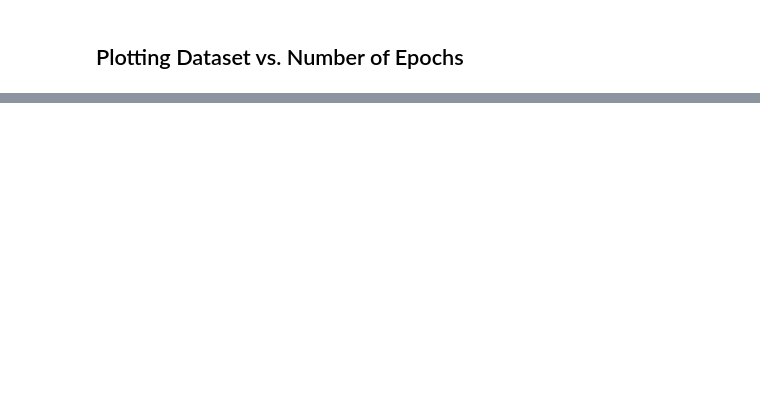
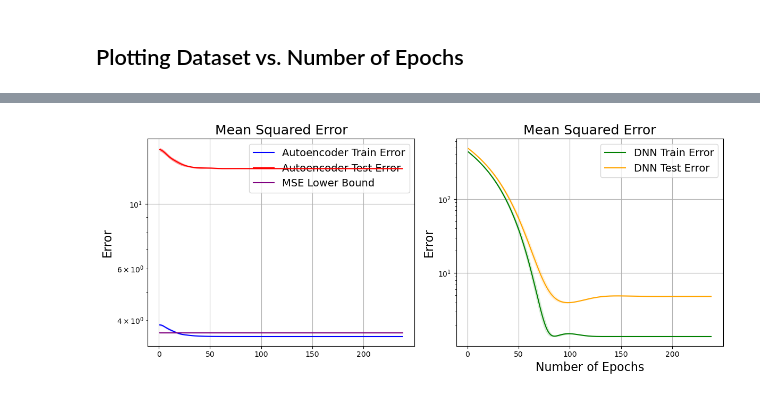
Before and after one commit to shyamven/InformationTheoreticLowerBounds, a Jupyter notebook: Plots_Uniform.ipynb, the cells around one changed output, grey strips where cells are left out. Saved outputs shown, nothing was run; the diff lists cells and outputs as text; code cells hidden in the pictures; blank space fills up the shorter version.

```diff
--- a/Plots_Uniform.ipynb
+++ b/Plots_Uniform.ipynb
@@ -110,0 +104,69 @@ Mean RLP (100): 0.213, STDEV RLP:      0.0
+# %%
+# Step 2: Compute means and 95% confidence intervals
+def compute_mean_and_CI(data):
+    mean = np.mean(data, axis=0)
+    std_error = np.std(data, axis=0) / np.sqrt(data.shape[0])  # Standard error of the mean
+    stdev = np.std(data, axis=0)
+    ci = 1.96 * std_error  # 95% CI for a normal distribution
+    return mean, ci, stdev
+
+# Assuming A, B, X, Y, Z are already defined and have at least 13 columns
+A = A[:,12:]; B = B[:,12:]
+mean_A, ci_A, stdev_A = compute_mean_and_CI(A)
+mean_B, ci_B, stdev_B = compute_mean_and_CI(B)
+X = X[:,12:]; Y = Y[:,12:]; Z = Z[:,12:]
+mean_X, ci_X, stdev_X = compute_mean_and_CI(X)
+mean_Y, ci_Y, stdev_Y = compute_mean_and_CI(Y)
+mean_Z, ci_Z, stdev_Z = compute_mean_and_CI(Z)
+
+# Step 3: Plot the results using subplots
+epochs_all = list(range(1, X.shape[1] + 1))
+fig, axes = plt.subplots(1, 2, figsize=(12, 5), sharex=True)
+
+# Subplot 1: X, Y, Z
+ax1 = axes[0]
+# Plotting for X
+ax1.fill_between(epochs_all, mean_X - ci_X, mean_X + ci_X, color='blue', alpha=0.1, zorder=0)
+ax1.plot(epochs_all, mean_X, 'b-', label="Autoencoder Train Error", zorder=20)
+
+# Plotting for Y
+ax1.fill_between(epochs_all, mean_Y - ci_Y, mean_Y + ci_Y, color='red', alpha=0.3, zorder=10)
+ax1.plot(epochs_all, mean_Y, 'r-', label="Autoencoder Test Error", zorder=30)
+
+# Plotting for Z
+ax1.fill_between(epochs_all, mean_Z - ci_Z, mean_Z + ci_Z, color='purple', alpha=0.3, zorder=10)
+ax1.plot(epochs_all, mean_Z, '-', color='purple', label="MSE Lower Bound", zorder=30)
+
+# Additional settings for Subplot 1
+ax1.set_ylabel("Error", fontsize=16)
+ax1.set_yscale('log')
+ax1.legend(prop={'size': 14}, loc='upper right')
+ax1.grid(True)
+ax1.set_title("Mean Squared Error", fontsize=18)
+
+# Subplot 2: A, B
+ax2 = axes[1]
+# Plotting for A
+ax2.fill_between(epochs_all, mean_A - ci_A, mean_A + ci_A, color='green', alpha=0.1, zorder=0)
+ax2.plot(epochs_all, mean_A, 'g-', label="DNN Train Error", zorder=20)
+
+# Plotting for B
+ax2.fill_between(epochs_all, mean_B - ci_B, mean_B + ci_B, color='orange', alpha=0.1, zorder=0)
+ax2.plot(epochs_all, mean_B, '-', color='orange', label="DNN Test Error", zorder=20)
+
+# Additional settings for Subplot 2
+ax2.set_xlabel("Number of Epochs", fontsize=16)
+ax2.set_ylabel("Error", fontsize=16)
+ax2.set_yscale('log')
+ax2.legend(prop={'size': 14}, loc='upper right')
+ax2.grid(True)
+ax2.set_title("Mean Squared Error", fontsize=18)
+
+# Adjust layout for better spacing
+plt.tight_layout()
+
+# Save the figure
+plt.savefig('test_subplots.png', bbox_inches='tight')
+plt.show()
+# %% [output]
+[figure, added]
```
Also changed, not shown: parts of 4 cells of this notebook.
